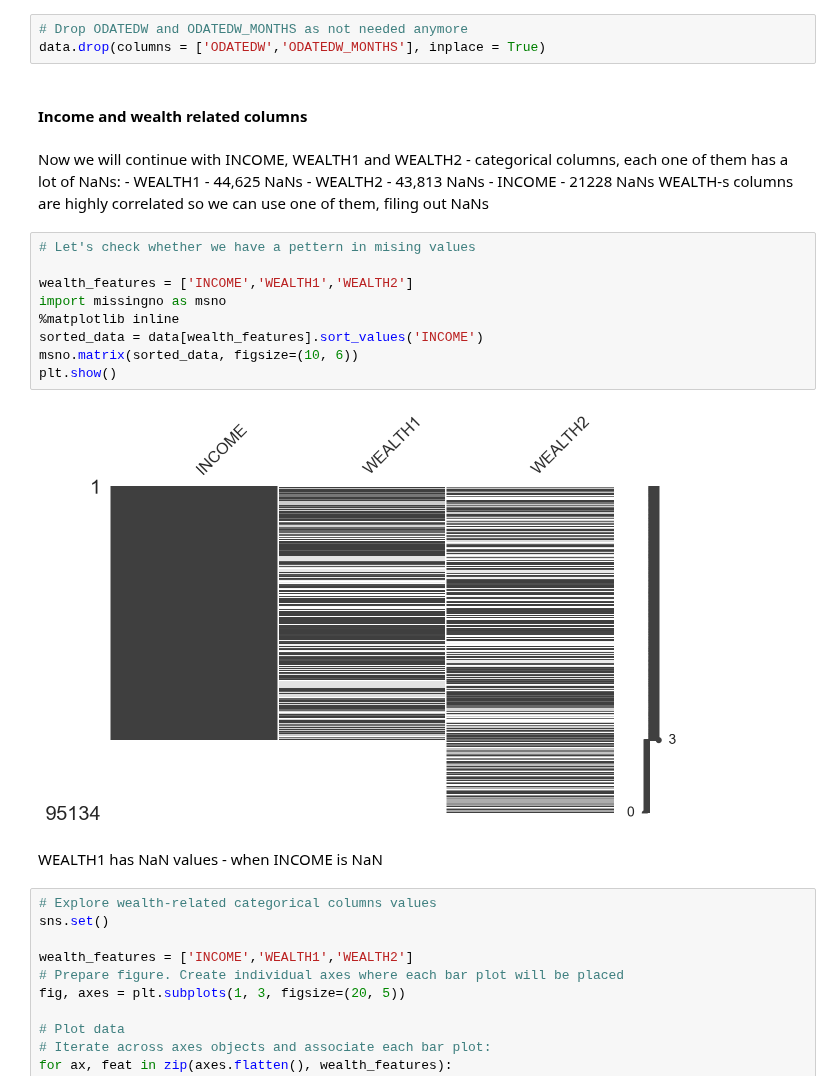
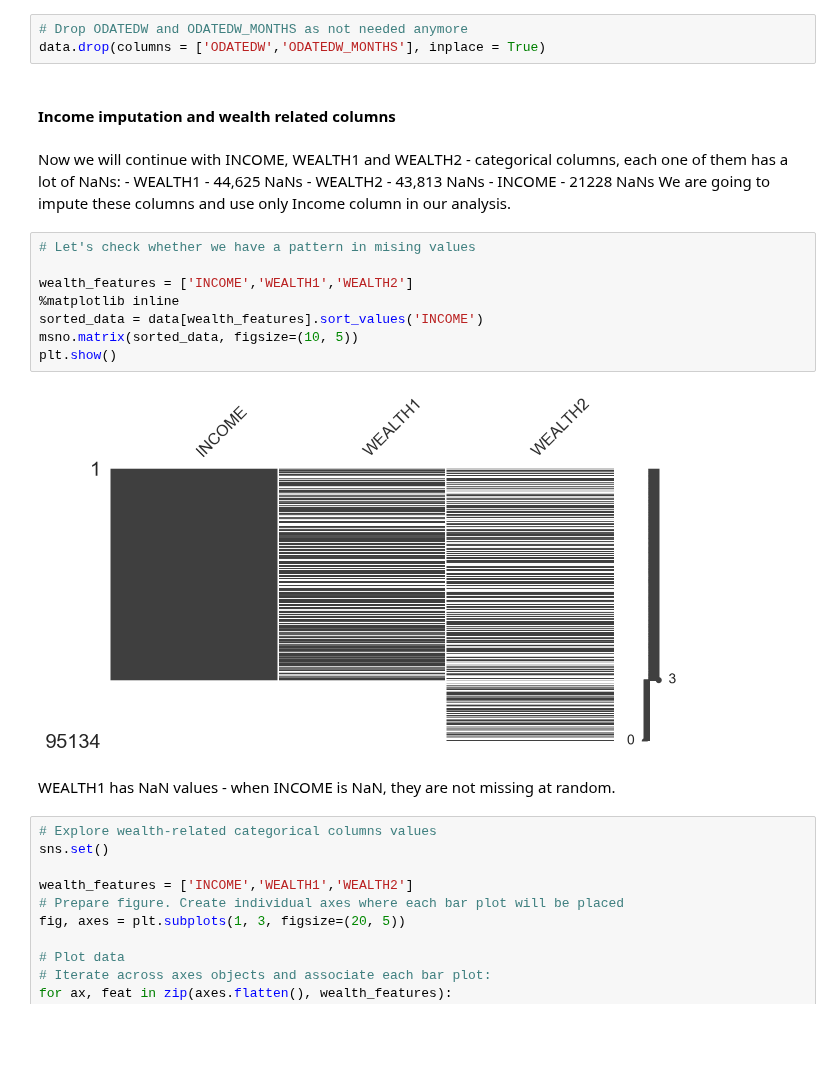
Before and after one commit to fredericosantos/ims_DM_Project, a Jupyter notebook: svitlana_new.ipynb, the cells around one changed output. Cells and saved outputs as stored; diff of their text form; blank space fills up the shorter version.

Commit message:
imputation - income nans

```diff
--- a/svitlana_new.ipynb
+++ b/svitlana_new.ipynb
@@ -318,26 +320,25 @@ data.drop(indexNames , inplace=True)
 # Drop ODATEDW and ODATEDW_MONTHS as not needed anymore
 data.drop(columns = ['ODATEDW','ODATEDW_MONTHS'], inplace = True)
 # %% [markdown]
-#### Income and wealth related columns
+#### Income imputation and wealth related columns
 # %% [markdown]
 Now we will continue with INCOME, WEALTH1 and WEALTH2 - categorical columns, each one of them has a lot of NaNs:
     - WEALTH1 - 44,625 NaNs
     - WEALTH2 - 43,813 NaNs
     - INCOME - 21228 NaNs
-WEALTH-s columns are highly correlated so we can use one of them, filing out NaNs
+We are going to impute these columns and use only Income column in our analysis.
 # %%
-# Let's check whether we have a pettern in mising values
+# Let's check whether we have a pattern in mising values
 
 wealth_features = ['INCOME','WEALTH1','WEALTH2']
-import missingno as msno
 %matplotlib inline
 sorted_data = data[wealth_features].sort_values('INCOME')
-msno.matrix(sorted_data, figsize=(10, 6))
+msno.matrix(sorted_data, figsize=(10, 5))
 plt.show()
 # %% [output]
-[figure, old version]
+[figure, new version]
 # %% [markdown]
-WEALTH1 has NaN values - when INCOME is NaN
+WEALTH1 has NaN values - when INCOME is NaN, they are not missing at random.
 # %%
 # Explore wealth-related categorical columns values
 sns.set()
```
Also changed, not shown: parts of 9 cells of this notebook.
